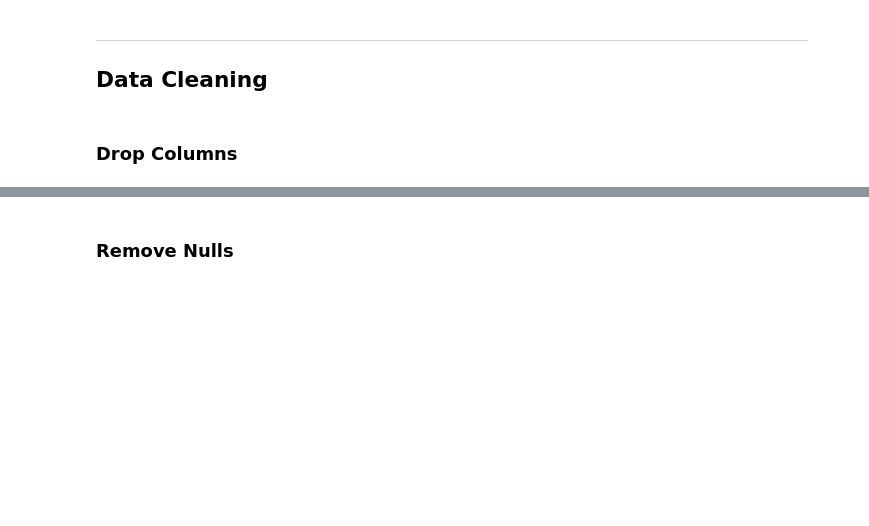
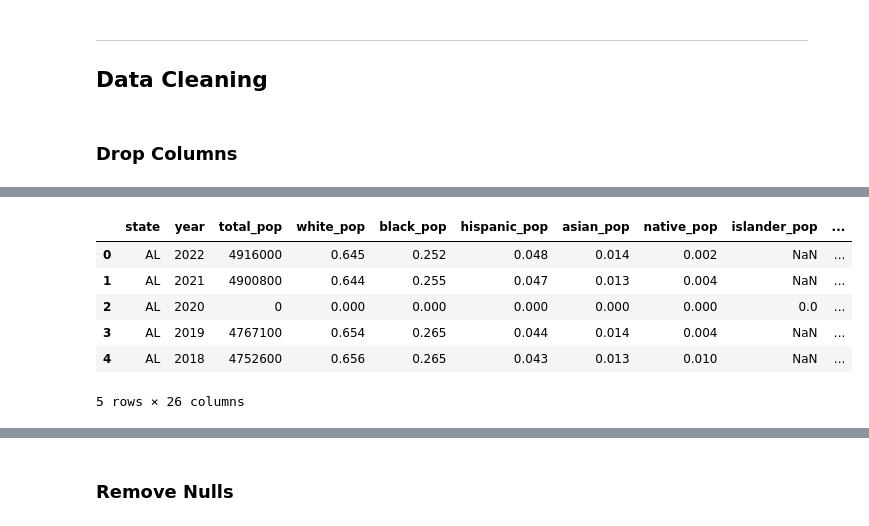
Before and after one commit to lpm24/youth_crime_group_project, a Jupyter notebook: code/01_EDA_and_Data_Cleaning.ipynb, the cells around one changed output, grey strips where cells are left out. Drawn from its saved outputs; the diff is of its cells as text; code cells hidden in the pictures; blank space fills up the shorter version.

```diff
--- a/code/01_EDA_and_Data_Cleaning.ipynb
+++ b/code/01_EDA_and_Data_Cleaning.ipynb
@@ -114,3 +139,18 @@ Youtt not in School                 float64
 Youth in Foster_care                float64
 Youth living in poverty             float64
 dtype: object
+# %%
+# fix objects
+combined['black_pop'] = combined['black_pop'].astype(str).str.replace('<','').astype(float)
+combined['native_pop'] = combined['native_pop'].astype(str).str.replace('<','').astype(float)
+combined['islander_pop'] = combined['islander_pop'].astype(str).str.replace('<','').astype(float)
+
+combined.head()
+# %% [output]
+|  | state | year | total_pop | white_pop | black_pop | hispanic_pop | asian_pop | native_pop | islander_pop | ... |
+| 0 | AL | 2022 | 4916000 | 0.645 | 0.252 | 0.048 | 0.014 | 0.002 | NaN | ... |
+| 1 | AL | 2021 | 4900800 | 0.644 | 0.255 | 0.047 | 0.013 | 0.004 | NaN | ... |
+| 2 | AL | 2020 | 0 | 0.000 | 0.000 | 0.000 | 0.000 | 0.000 | 0.0 | ... |
+| 3 | AL | 2019 | 4767100 | 0.654 | 0.265 | 0.044 | 0.014 | 0.004 | NaN | ... |
+| 4 | AL | 2018 | 4752600 | 0.656 | 0.265 | 0.043 | 0.013 | 0.010 | NaN | ... |
+5 rows × 26 columns
```
Also changed, not shown: parts of 15 cells of this notebook.
